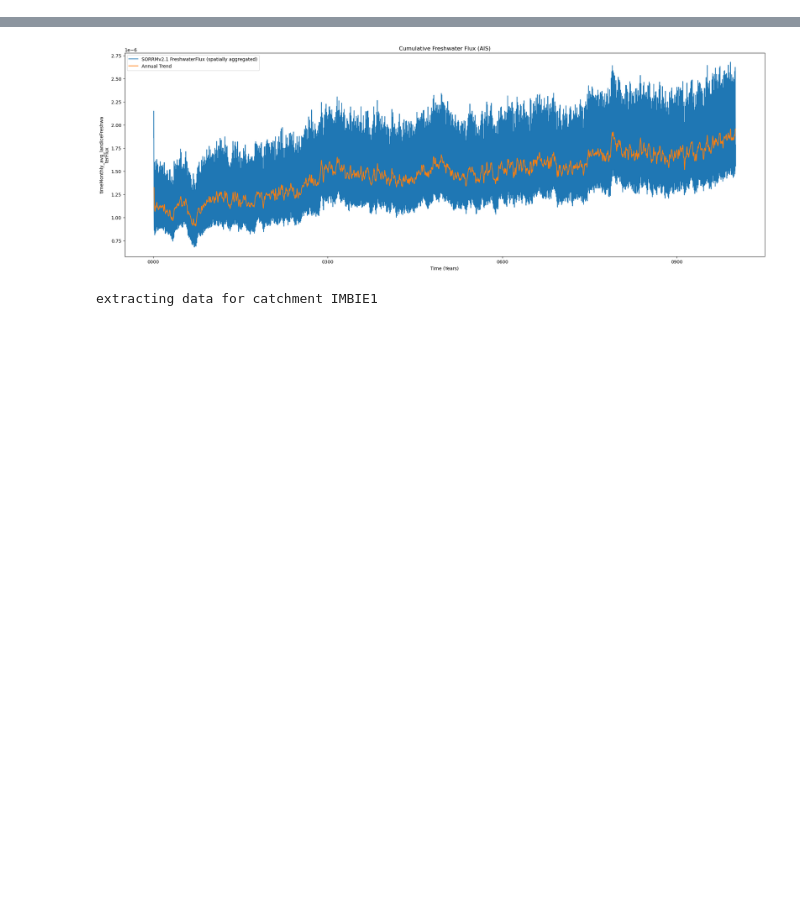
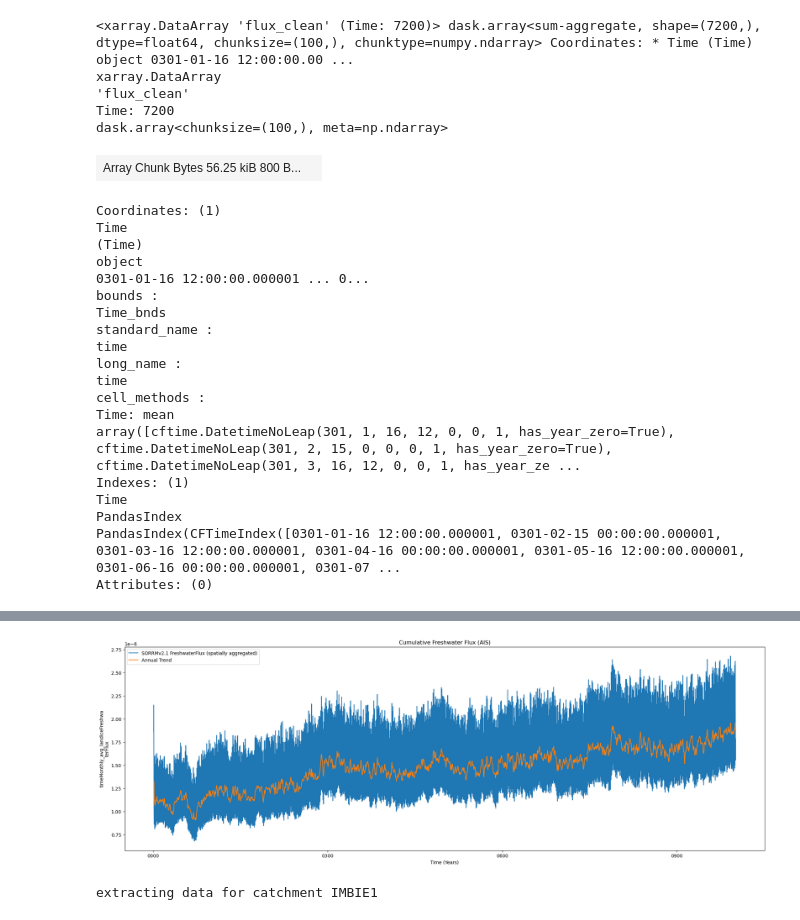
Before and after one commit to mshiv/aislens_emulation, a Jupyter notebook: notebooks/21-sm-bias-correction.ipynb, the cells around one changed output, grey strips where cells are left out. Cells and saved outputs as stored; diff of their text form; code cells hidden in the pictures; blank space fills up the shorter version.

```diff
--- a/notebooks/21-sm-bias-correction.ipynb
+++ b/notebooks/21-sm-bias-correction.ipynb
@@ -69,0 +86,28 @@ NameError: name 'MELTOBS' is not defined
+# %%
+flux_clean.flux_clean.sum(["x","y"])
+# %% [output]
+<xarray.DataArray 'flux_clean' (Time: 7200)> dask.array<sum-aggregate, shape=(7200,), dtype=float64, chunksize=(100,), chunktype=numpy.ndarray> Coordinates: * Time (Time) object 0301-01-16 12:00:00.00 ...
+xarray.DataArray
+'flux_clean'
+Time: 7200
+dask.array<chunksize=(100,), meta=np.ndarray>
+| Array Chunk Bytes 56.25 kiB 800 B... |  |
+Coordinates: (1)
+Time
+(Time)
+object
+0301-01-16 12:00:00.000001 ... 0...
+bounds :
+Time_bnds
+standard_name :
+time
+long_name :
+time
+cell_methods :
+Time: mean
+array([cftime.DatetimeNoLeap(301, 1, 16, 12, 0, 0, 1, has_year_zero=True), cftime.DatetimeNoLeap(301, 2, 15, 0, 0, 0, 1, has_year_zero=True), cftime.DatetimeNoLeap(301, 3, 16, 12, 0, 0, 1, has_year_ze ...
+Indexes: (1)
+Time
+PandasIndex
+PandasIndex(CFTimeIndex([0301-01-16 12:00:00.000001, 0301-02-15 00:00:00.000001, 0301-03-16 12:00:00.000001, 0301-04-16 00:00:00.000001, 0301-05-16 12:00:00.000001, 0301-06-16 00:00:00.000001, 0301-07 ...
+Attributes: (0)
```
Also changed, not shown: parts of 16 cells of this notebook, 1 other file.
